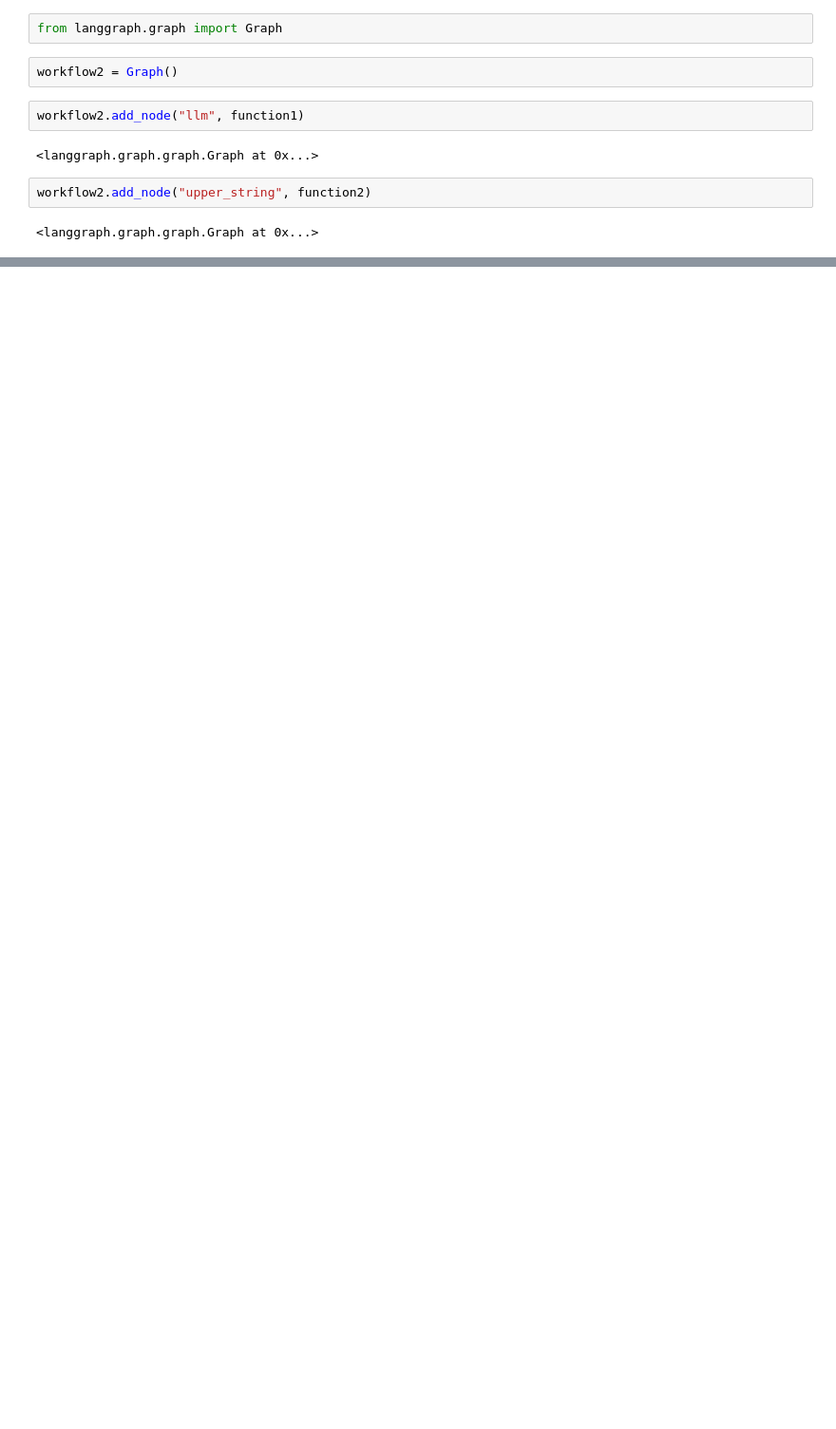
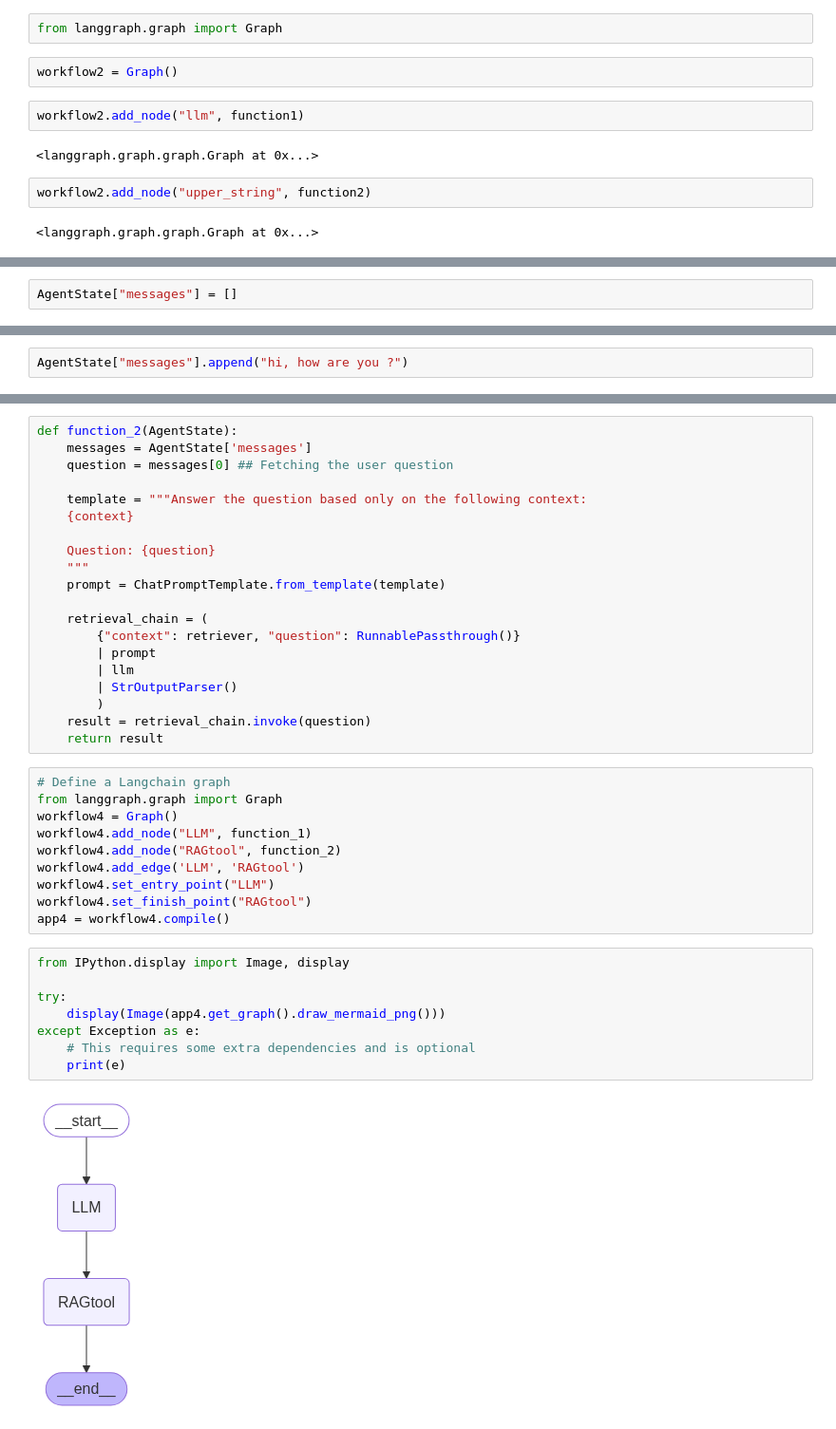
Before and after one commit to TegaEth/langgraph, a Jupyter notebook: langgraph/langgraph_scratch.ipynb, the cells around one changed output, grey strips where cells are left out. Shown at 95% size. Saved outputs shown, nothing was run; the diff lists cells and outputs as text; blank space fills up the shorter version.

```diff
--- a/langgraph/langgraph_scratch.ipynb
+++ b/langgraph/langgraph_scratch.ipynb
@@ -85,0 +251,2 @@ workflow2.add_node("upper_string", function2)
+# %%
+AgentState["messages"] = []
@@ -85,0 +257,2 @@ workflow2.add_node("upper_string", function2)
+# %%
+AgentState["messages"].append("hi, how are you ?")
@@ -85,0 +263,40 @@ workflow2.add_node("upper_string", function2)
+# %%
+def function_2(AgentState):
+    messages = AgentState['messages']
+    question = messages[0] ## Fetching the user question
+
+    template = """Answer the question based only on the following context:
+    {context}
+
+    Question: {question}
+    """
+    prompt = ChatPromptTemplate.from_template(template)
+
+    retrieval_chain = (
+        {"context": retriever, "question": RunnablePassthrough()}
+        | prompt
+        | llm
+        | StrOutputParser()
+        )
+    result = retrieval_chain.invoke(question)
+    return result
+# %%
+# Define a Langchain graph
+from langgraph.graph import Graph
+workflow4 = Graph()
+workflow4.add_node("LLM", function_1)
+workflow4.add_node("RAGtool", function_2)
+workflow4.add_edge('LLM', 'RAGtool')
+workflow4.set_entry_point("LLM")
+workflow4.set_finish_point("RAGtool")
+app4 = workflow4.compile()
+# %%
+from IPython.display import Image, display
+
+try:
+    display(Image(app4.get_graph().draw_mermaid_png()))
+except Exception as e:
+    # This requires some extra dependencies and is optional
+    print(e)
+# %% [output]
+[figure, added]
```
Also changed, not shown: parts of 39 cells of this notebook, 1 other file.
